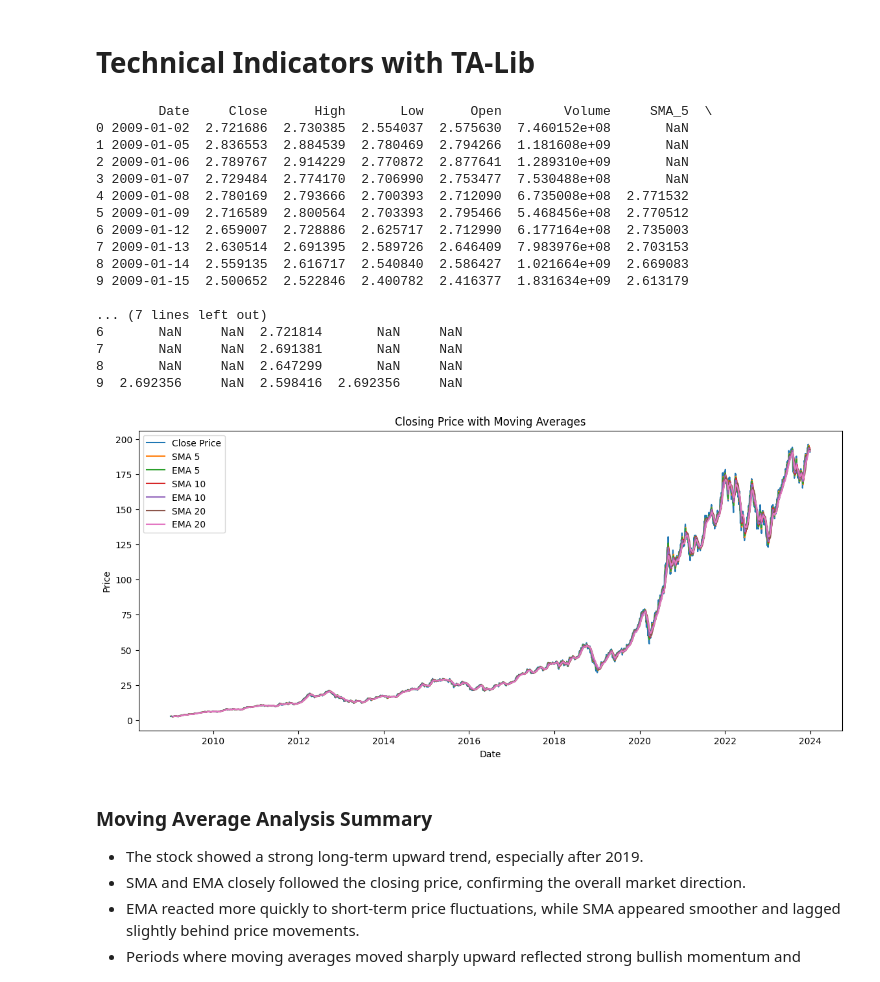
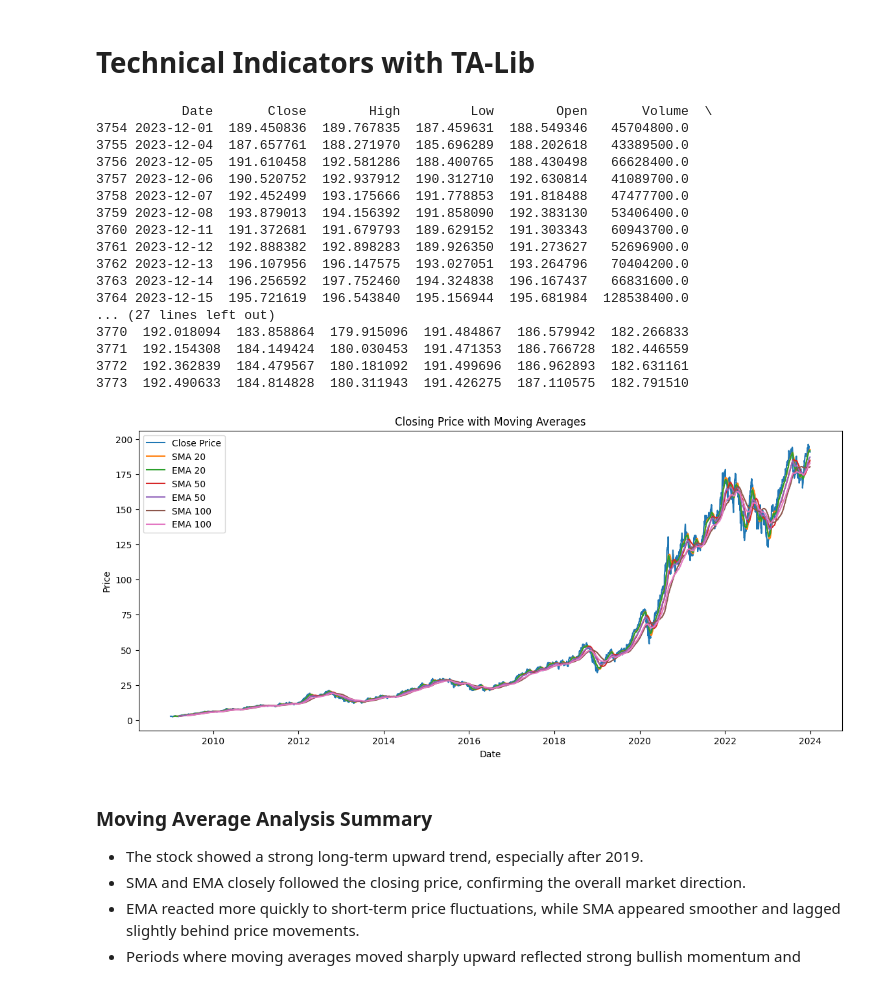
Before and after one commit to bemnetne/Predicting_Price_Moves, a Jupyter notebook: notebooks/AAPL.ipynb, the cells around one changed output. Cells and saved outputs as stored; diff of their text form; code cells hidden in the pictures.

```diff
--- a/notebooks/AAPL.ipynb
+++ b/notebooks/AAPL.ipynb
@@ -77,59 +77,59 @@ df = df.sort_values('Date')
 df = calculate_sma(
     df,
     column='Close',
-    windows=[5, 10, 20]
+    windows=[20,50,100]
 )
 
 # calculate EMA
 df = calculate_ema(
     df,
     column='Close',
-    windows=[5, 10, 20]
+    windows=[20,50,100]
 )
 
 # display results
-print(df.head(10))
+print(df.tail(20))
 # %% [output]
-        Date     Close      High       Low      Open        Volume     SMA_5  \
-0 2009-01-02  2.721686  2.730385  2.554037  2.575630  7.460152e+08       NaN
-1 2009-01-05  2.836553  2.884539  2.780469  2.794266  1.181608e+09       NaN
-2 2009-01-06  2.789767  2.914229  2.770872  2.877641  1.289310e+09       NaN
-3 2009-01-07  2.729484  2.774170  2.706990  2.753477  7.530488e+08       NaN
-4 2009-01-08  2.780169  2.793666  2.700393  2.712090  6.735008e+08  2.771532
-5 2009-01-09  2.716589  2.800564  2.703393  2.795466  5.468456e+08  2.770512
-6 2009-01-12  2.659007  2.728886  2.625717  2.712990  6.177164e+08  2.735003
-7 2009-01-13  2.630514  2.691395  2.589726  2.646409  7.983976e+08  2.703153
-8 2009-01-14  2.559135  2.616717  2.540840  2.586427  1.021664e+09  2.669083
-9 2009-01-15  2.500652  2.522846  2.400782  2.416377  1.831634e+09  2.613179
-
-... (7 lines left out)
-6       NaN     NaN  2.721814       NaN     NaN
-7       NaN     NaN  2.691381       NaN     NaN
-8       NaN     NaN  2.647299       NaN     NaN
-9  2.692356     NaN  2.598416  2.692356     NaN
+           Date       Close        High         Low        Open       Volume  \
+3754 2023-12-01  189.450836  189.767835  187.459631  188.549346   45704800.0
+3755 2023-12-04  187.657761  188.271970  185.696289  188.202618   43389500.0
+3756 2023-12-05  191.610458  192.581286  188.400765  188.430498   66628400.0
+3757 2023-12-06  190.520752  192.937912  190.312710  192.630814   41089700.0
+3758 2023-12-07  192.452499  193.175666  191.778853  191.818488   47477700.0
+3759 2023-12-08  193.879013  194.156392  191.858090  192.383130   53406400.0
+3760 2023-12-11  191.372681  191.679793  189.629152  191.303343   60943700.0
+3761 2023-12-12  192.888382  192.898283  189.926350  191.273627   52696900.0
+3762 2023-12-13  196.107956  196.147575  193.027051  193.264796   70404200.0
+3763 2023-12-14  196.256592  197.752460  194.324838  196.167437   66831600.0
+3764 2023-12-15  195.721619  196.543840  195.156944  195.681984  128538400.0
+... (27 lines left out)
+3770  192.018094  183.858864  179.915096  191.484867  186.579942  182.266833
+3771  192.154308  184.149424  180.030453  191.471353  186.766728  182.446559
+3772  192.362839  184.479567  180.181092  191.499696  186.962893  182.631161
+3773  192.490633  184.814828  180.311943  191.426275  187.110575  182.791510
 # %%
 import matplotlib.pyplot as plt
 
 plt.figure(figsize=(14,6))
 
 plt.plot(df['Date'], df['Close'], label='Close Price')
 
-plt.plot(df['Date'], df['SMA_5'], label='SMA 5')
-plt.plot(df['Date'], df['EMA_5'], label='EMA 5')
-plt.plot(df['Date'], df['SMA_10'], label='SMA 10')
-plt.plot(df['Date'], df['EMA_10'], label='EMA 10')
 plt.plot(df['Date'], df['SMA_20'], label='SMA 20')
 plt.plot(df['Date'], df['EMA_20'], label='EMA 20')
+plt.plot(df['Date'], df['SMA_50'], label='SMA 50')
+plt.plot(df['Date'], df['EMA_50'], label='EMA 50')
+plt.plot(df['Date'], df['SMA_100'], label='SMA 100')
+plt.plot(df['Date'], df['EMA_100'], label='EMA 100')
 plt.xlabel("Date")
 plt.ylabel("Price")
 
 plt.title("Closing Price with Moving Averages")
 
 plt.legend()
 
 plt.show()
 # %% [output]
-[figure, old version]
+[figure, new version]
 # %% [markdown]
 ### Moving Average Analysis Summary
 
```
Also changed, not shown: parts of 10 cells of this notebook, 1 other file.
